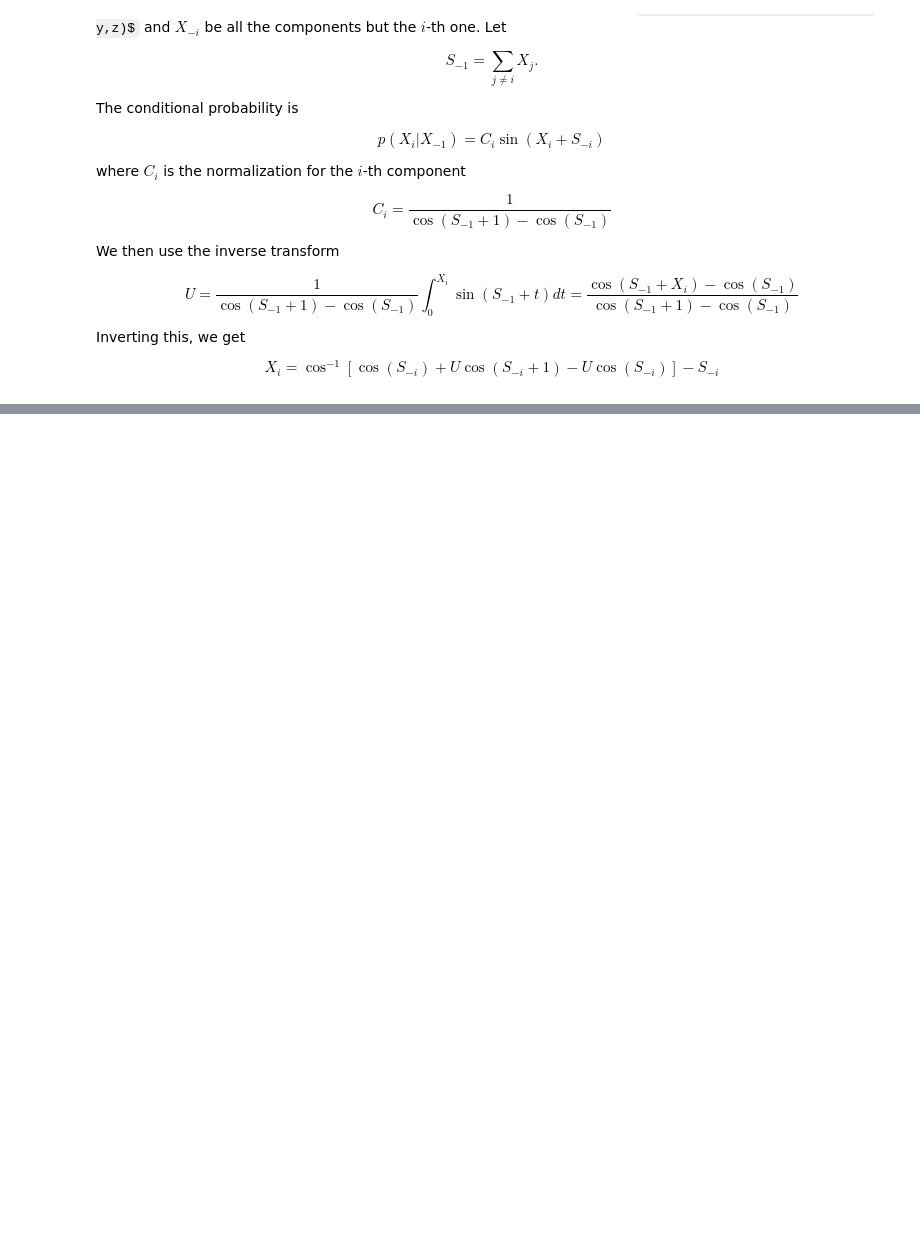
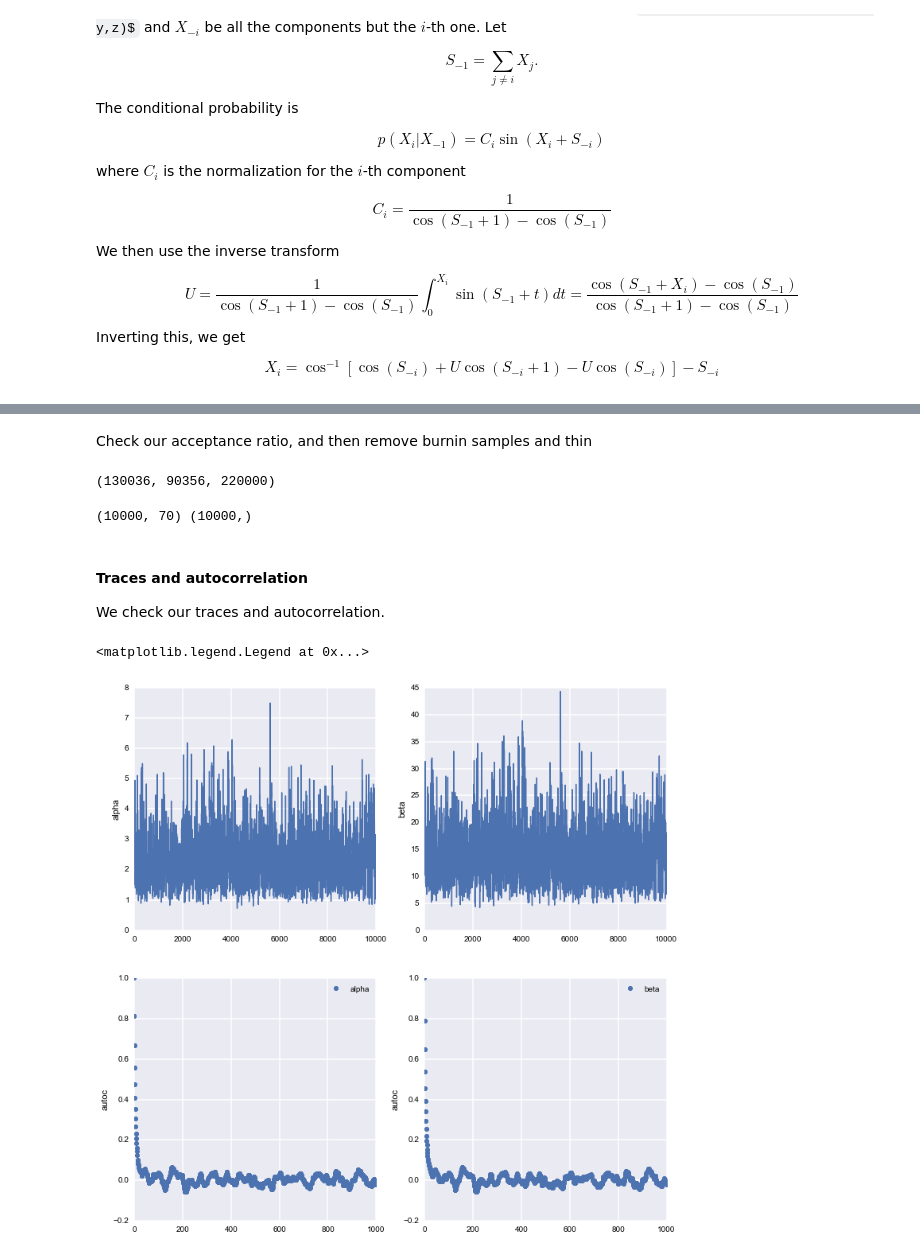
Before and after one commit to AM207/Site, a Jupyter notebook: am207/content/notebooks/Lecture9_Gibbs.ipynb, the cells around one changed output, grey strips where cells are left out. Drawn from its saved outputs; the diff is of its cells as text; code cells hidden in the pictures; some formulas as TeX source; blank space fills up the shorter version.

```diff
--- a/am207/content/notebooks/Lecture9_Gibbs.ipynb
+++ b/am207/content/notebooks/Lecture9_Gibbs.ipynb
@@ -394,0 +539,12 @@ print np.mean(h)
+# %%
+#pseudo Bayesian estimates
+tumor_rat = [float(e[0])/float(e[1]) for e in zip(tumory, tumorn)]
+tmean = np.mean(tumor_rat)
+tvar = np.var(tumor_rat)
+print "Theta mean=",tmean, "Variance of theta =", tvar
+
+
+aplusb = tmean*(1-tmean)/tvar - 1
+a=aplusb*tmean
+b=aplusb*(1.0 - tmean)
+print "alpha=", a, "beta=", b
@@ -394,0 +620,3 @@ print np.mean(h)
+# %%
+# number of thetas
+numthetas=tumorn.shape[0]
@@ -394,0 +693,44 @@ print np.mean(h)
+# %%
+for m in np.arange(1,totaltraces):
+    alphas[m] = draw_alpha(alphas[m-1],betas[m-1],thetas[m-1,:], alpha_prop_sd, accepteds)
+    betas[m] = draw_beta(alphas[m],betas[m-1],thetas[m-1,:], beta_prop_sd, accepteds)
+    thetas[m,:] = draw_thetas(alphas[m],betas[m])
+# %% [markdown]
+Check our acceptance ratio, and then remove burnin samples and thin
+# %%
+accepteds['alpha'], accepteds['beta'], totaltraces
+# %% [output]
+(130036, 90356, 220000)
+# %%
+alphatrace=alphas[burnin+1:totaltraces:20]
+betatrace=betas[burnin+1:totaltraces:20]
+thetastrace=thetas[burnin+1:totaltraces:20,:]
+print thetastrace.shape, alphatrace.shape
+# %% [output]
+(10000, 70) (10000,)
+# %% [markdown]
+#### Traces and autocorrelation
+We check our traces and autocorrelation.
+# %%
+plt.figure(figsize=[12,12])
+plt.subplot(2,2,1)
+plt.plot(alphatrace)
+plt.ylabel('alpha')
+plt.subplot(2,2,2)
+plt.plot(betatrace)
+plt.ylabel('beta')
+plt.subplot(2,2,3)
+plt.acorr(alphatrace-np.mean(alphatrace), normed=True, usevlines=False, maxlags=1000, label=u'alpha')
+
+plt.xlim( (0,1000))
+plt.ylabel('autoc')
+plt.legend()
+plt.subplot(2,2,4)
+plt.acorr(betatrace-np.mean(betatrace), normed=True, usevlines=False, maxlags=1000, label=u'beta')
+
+plt.xlim( (0,1000))
+plt.ylabel('autoc')
+plt.legend()
+# %% [output]
+<matplotlib.legend.Legend at 0x...>
+[figure, added]
```
Also changed, not shown: parts of 44 cells of this notebook, 6 other files.
